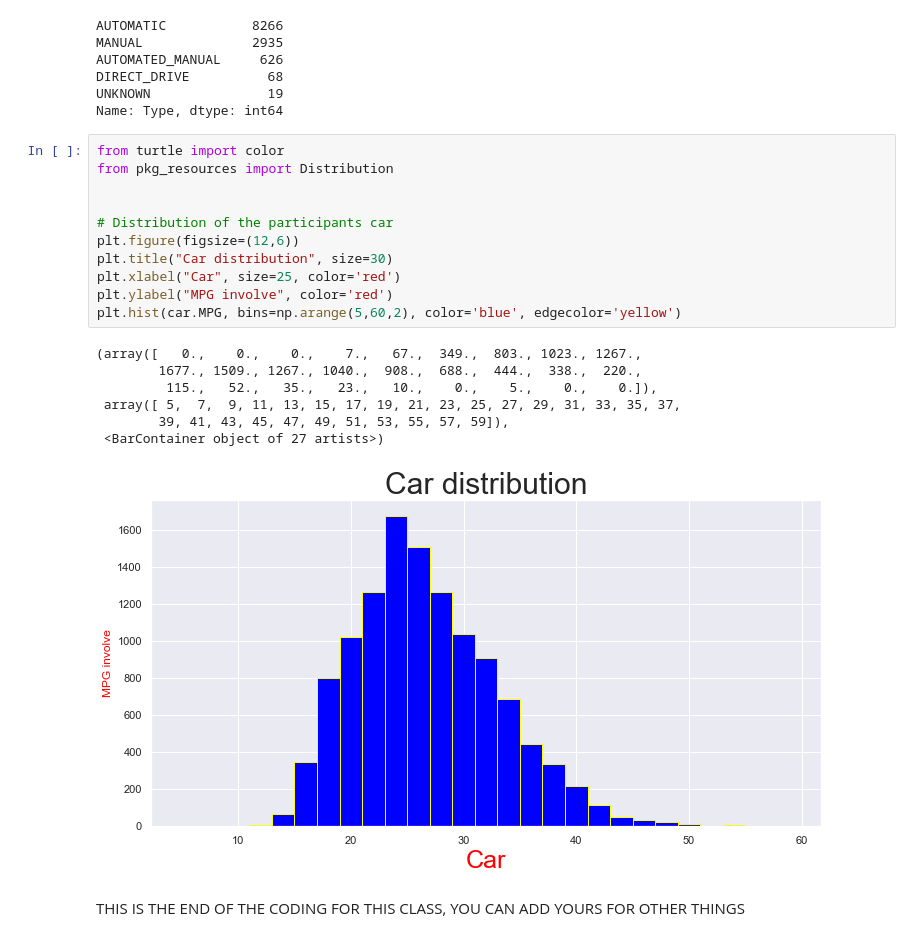
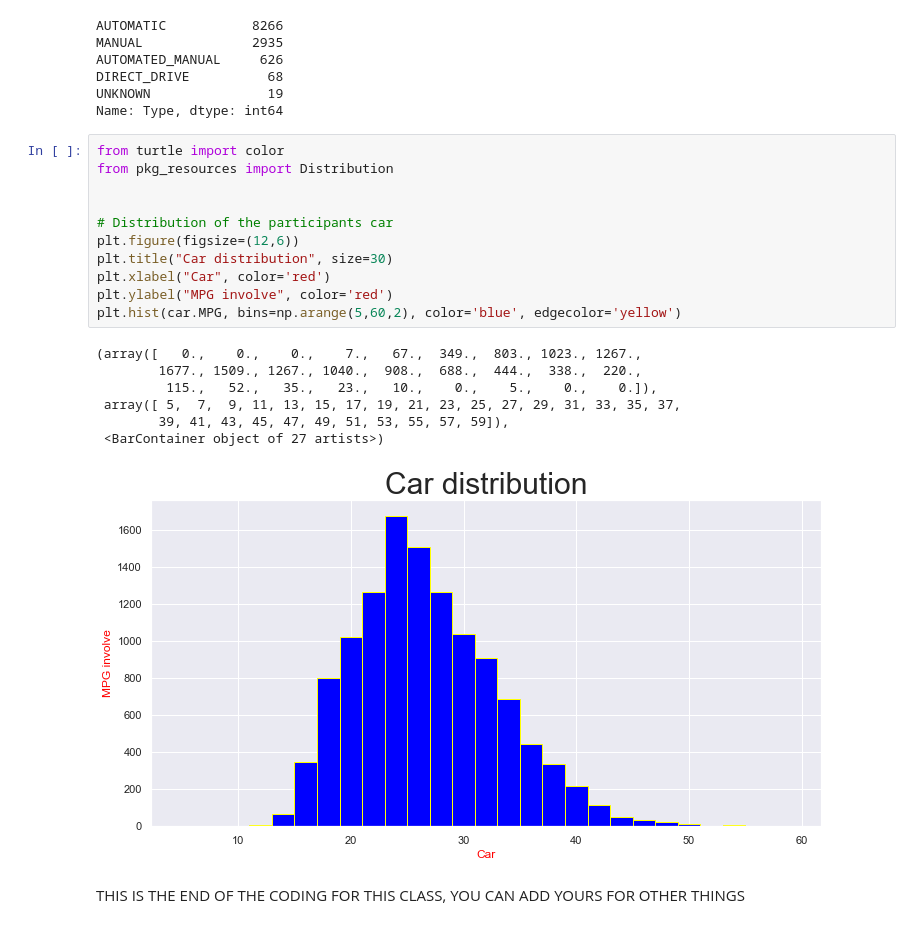
Before and after one commit to Star-cj/car-analysis, a Jupyter notebook: cars.ipynb, the cells around one changed output. Saved outputs shown, nothing was run; the diff lists cells and outputs as text.

```diff
--- a/cars.ipynb
+++ b/cars.ipynb
@@ -430,21 +461,21 @@ Name: Type, dtype: int64
 # %%
 from turtle import color
 from pkg_resources import Distribution
 
 
 # Distribution of the participants car
 plt.figure(figsize=(12,6))
 plt.title("Car distribution", size=30)
-plt.xlabel("Car", size=25, color='red')
+plt.xlabel("Car", color='red')
 plt.ylabel("MPG involve", color='red')
 plt.hist(car.MPG, bins=np.arange(5,60,2), color='blue', edgecolor='yellow')
 # %% [output]
 (array([   0.,    0.,    0.,    7.,   67.,  349.,  803., 1023., 1267.,
         1677., 1509., 1267., 1040.,  908.,  688.,  444.,  338.,  220.,
          115.,   52.,   35.,   23.,   10.,    0.,    5.,    0.,    0.]),
  array([ 5,  7,  9, 11, 13, 15, 17, 19, 21, 23, 25, 27, 29, 31, 33, 35, 37,
         39, 41, 43, 45, 47, 49, 51, 53, 55, 57, 59]),
  <BarContainer object of 27 artists>)
-[figure, old version]
+[figure, new version]
 # %% [markdown]
 THIS IS THE END OF THE CODING FOR THIS CLASS, YOU CAN ADD YOURS FOR OTHER THINGS
```
Also changed, not shown: parts of 3 cells of this notebook.
